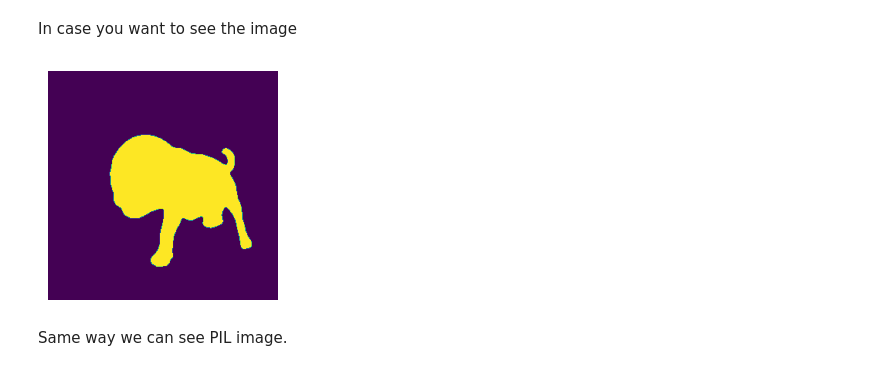
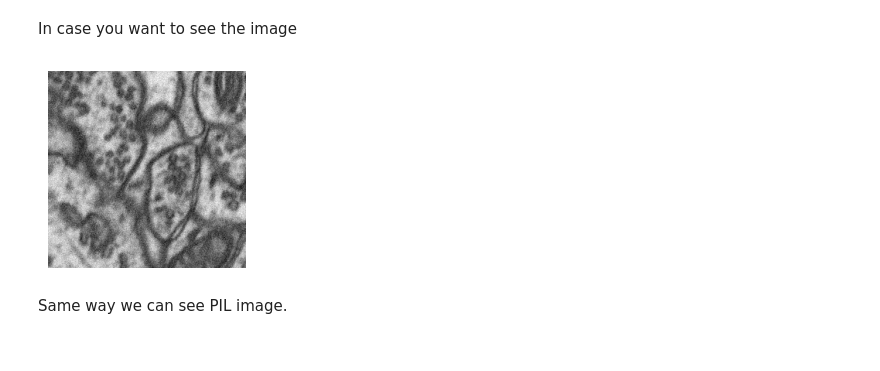
Before and after one commit to HasanGoni/cv_tools, a Jupyter notebook: nbs/index.ipynb, the cells around one changed output. Cells and saved outputs as stored; diff of their text form; code cells hidden in the pictures.

```diff
--- a/nbs/index.ipynb
+++ b/nbs/index.ipynb
@@ -41,8 +42,8 @@ dpi = mpl.rcParams['figure.dpi']
 mpl.rcParams['image.cmap']='gray'
 # %%
 HOME = Path.home()
-DATA_PATH = Path(f'{HOME}/Schreibtisch/projects/data/persam')
-MASK_PATH = Path(f'{DATA_PATH}/mask.png')
-IM_PATH = Path(f'{DATA_PATH}/mask_test.png')
+DATA_PATH = Path(f'{HOME}/Schreibtisch/projects/data/microscopy')
+MASK_PATH = Path(f'{DATA_PATH}/patch_train_masks/img_0_p_0.png')
+IM_PATH = Path(f'{DATA_PATH}/patch_train_images/img_0_p_0.png')
 DATA_PATH.ls()
 # %% [output]
@@ -64,17 +65,17 @@ array(['fastsetup', 'fine_tune_SAM', 'cv_tools', 'labeling_test'],
 - So you have some files, sometimes you wanted read image as `opencv` and sometimes you wanted to use `PIL` to read those image
 # %%
 # opencv image
-mask = read_img(
-    im_path = DATA_PATH.ls()[0],
+img = read_img(
+    im_path = IM_PATH,
     cv=True, # if PIL image just say cv=True,
     gray=True # in case of color image just use gray=False
 )
 # %% [markdown]
 In case you want to see the image
 # %%
-show_(mask)
+show_(img)
 # %% [output]
-[figure, old version]
+[figure, new version]
 # %% [markdown]
 Same way we can see PIL image.
 # %%
```
Also changed, not shown: parts of 30 cells of this notebook, 21 other files.
